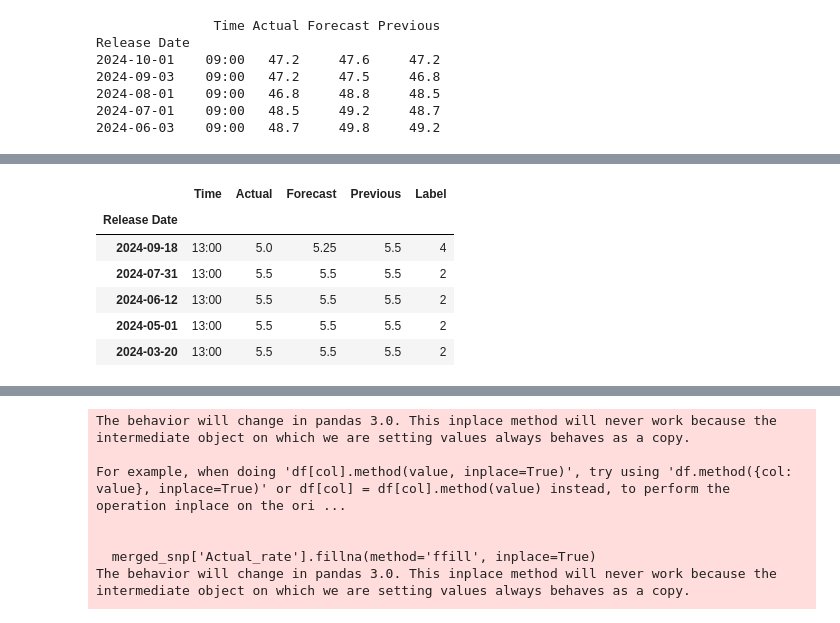
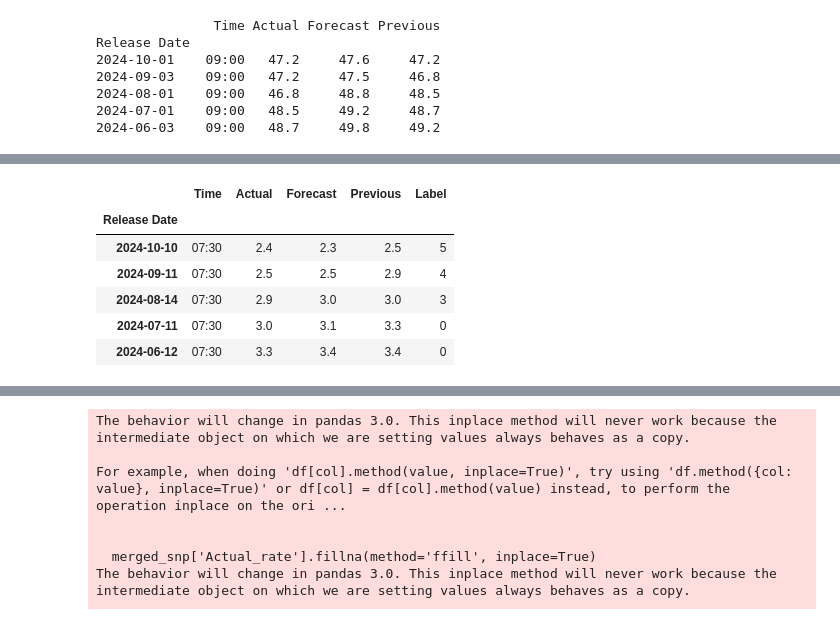
Before and after one commit to yeuidowanter/data_analysis, a Jupyter notebook: test.ipynb, the cells around one changed output, grey strips where cells are left out. Drawn from its saved outputs; the diff is of its cells as text; code cells hidden in the pictures.

```diff
--- a/test.ipynb
+++ b/test.ipynb
@@ -774,12 +822,12 @@ def label_rate(row):
 # 이전 값을 기준으로 레이블링 열 추가
 rate['Label'] = rate.apply(label_rate, axis=1)
 # %%
-rate.head()
+cpi.head()
 # %% [output]
 |  | Time | Actual | Forecast | Previous | Label |
 | Release Date |  |  |  |  |  |
-| 2024-09-18 | 13:00 | 5.0 | 5.25 | 5.5 | 4 |
-| 2024-07-31 | 13:00 | 5.5 | 5.5 | 5.5 | 2 |
-| 2024-06-12 | 13:00 | 5.5 | 5.5 | 5.5 | 2 |
-| 2024-05-01 | 13:00 | 5.5 | 5.5 | 5.5 | 2 |
-| 2024-03-20 | 13:00 | 5.5 | 5.5 | 5.5 | 2 |
+| 2024-10-10 | 07:30 | 2.4 | 2.3 | 2.5 | 5 |
+| 2024-09-11 | 07:30 | 2.5 | 2.5 | 2.9 | 4 |
+| 2024-08-14 | 07:30 | 2.9 | 3.0 | 3.0 | 3 |
+| 2024-07-11 | 07:30 | 3.0 | 3.1 | 3.3 | 0 |
+| 2024-06-12 | 07:30 | 3.3 | 3.4 | 3.4 | 0 |
```
Also changed, not shown: parts of 67 cells of this notebook, 5 other files.
